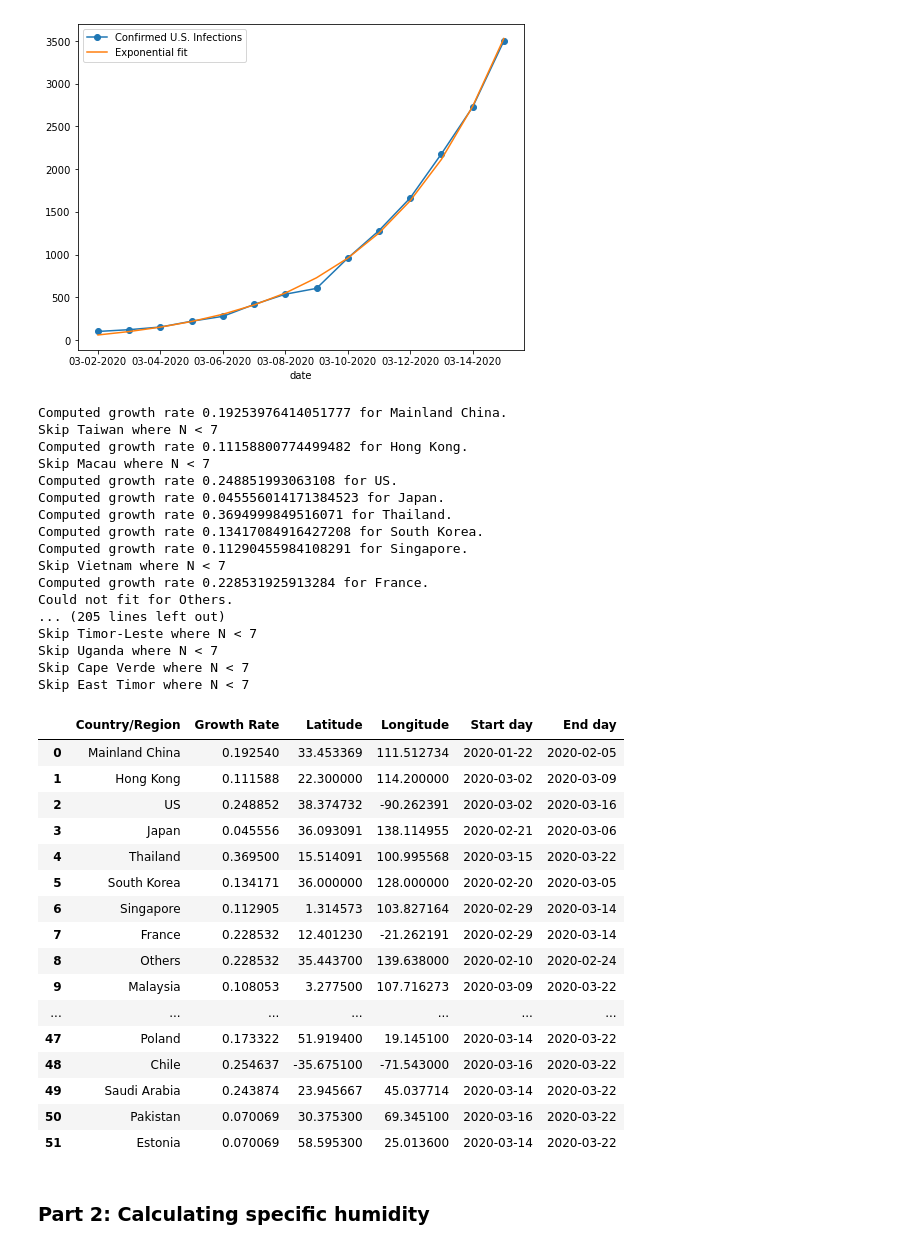
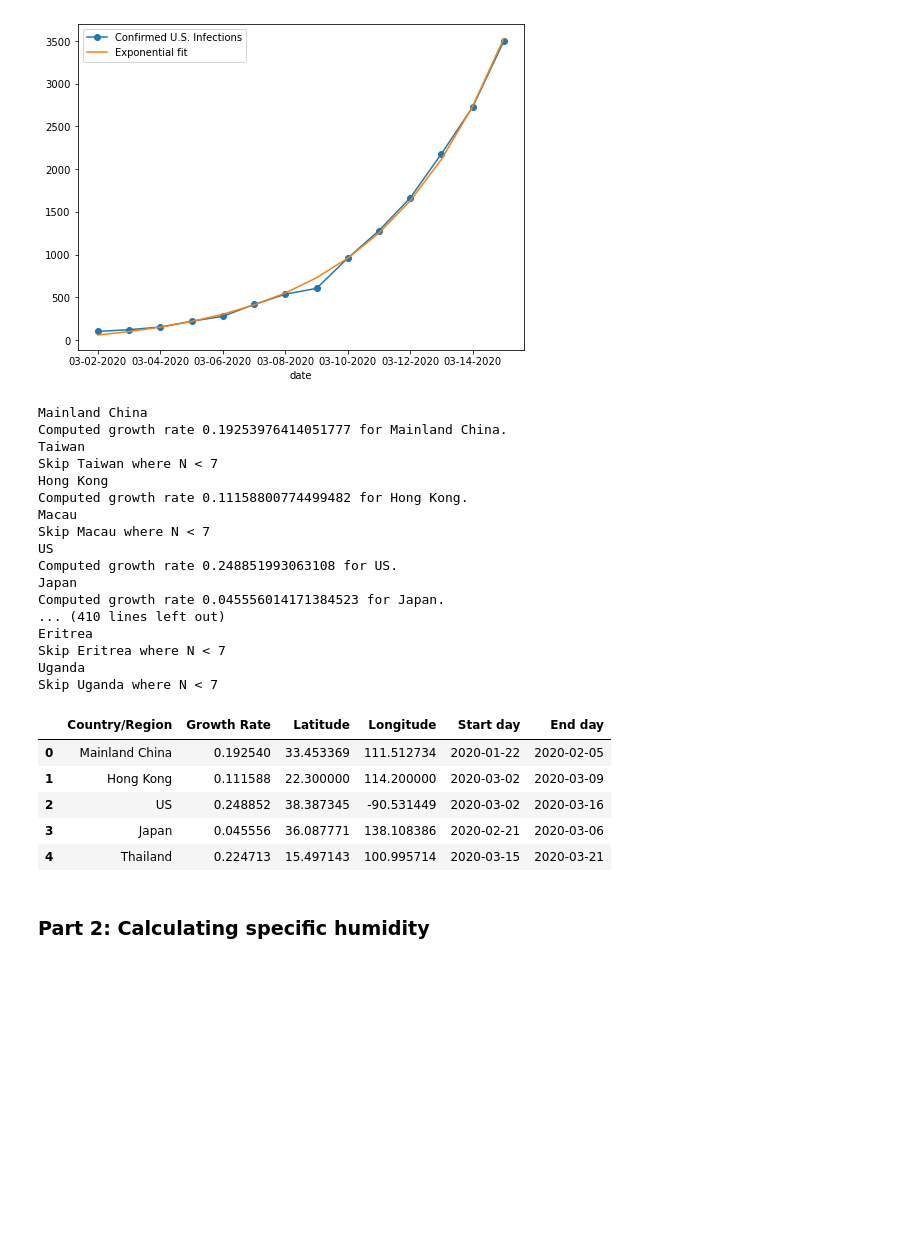
Before and after one commit to COVID-Weather/covid-environmental-factors, a Jupyter notebook: notebooks/1_humidity_and_growth_rates.ipynb, the cells around one changed output. Drawn from its saved outputs; the diff is of its cells as text; code cells hidden in the pictures; blank space fills up the shorter version.

```diff
--- a/notebooks/1_humidity_and_growth_rates.ipynb
+++ b/notebooks/1_humidity_and_growth_rates.ipynb
@@ -58,6 +58,8 @@ plt.legend()
 [figure]
 # %%
 all_regions = df['Country/Region'].unique()
+all_regions = np.array([region for region in all_regions])
+all_regions = np.array([region for region in all_regions if region != 'nan'])
 
 growth_rates = []
 regions = []
@@ -67,6 +69,7 @@ start_dates = []
 end_dates = []
 
 for region in all_regions:
+    print(region)
     y, date = growth_period(rdf, region)
     if y is None:
         print(f"Skip {region} where N < 7")
@@ -100,43 +103,32 @@ gdf = pd.DataFrame({
     'End day':pd.to_datetime(end_dates)
 })
 # %% [output]
+Mainland China
 Computed growth rate 0.19253976414051777 for Mainland China.
+Taiwan
 Skip Taiwan where N < 7
+Hong Kong
 Computed growth rate 0.11158800774499482 for Hong Kong.
+Macau
 Skip Macau where N < 7
+US
 Computed growth rate 0.248851993063108 for US.
+Japan
 Computed growth rate 0.045556014171384523 for Japan.
-Computed growth rate 0.3694999849516071 for Thailand.
-Computed growth rate 0.13417084916427208 for South Korea.
-Computed growth rate 0.11290455984108291 for Singapore.
-Skip Vietnam where N < 7
-Computed growth rate 0.228531925913284 for France.
-Could not fit for Others.
-... (205 lines left out)
-Skip Timor-Leste where N < 7
+... (410 lines left out)
+Eritrea
+Skip Eritrea where N < 7
+Uganda
 Skip Uganda where N < 7
-Skip Cape Verde where N < 7
-Skip East Timor where N < 7
 # %%
-gdf
+gdf.head()
 # %% [output]
 |  | Country/Region | Growth Rate | Latitude | Longitude | Start day | End day |
 | 0 | Mainland China | 0.192540 | 33.453369 | 111.512734 | 2020-01-22 | 2020-02-05 |
 | 1 | Hong Kong | 0.111588 | 22.300000 | 114.200000 | 2020-03-02 | 2020-03-09 |
-| 2 | US | 0.248852 | 38.374732 | -90.262391 | 2020-03-02 | 2020-03-16 |
-| 3 | Japan | 0.045556 | 36.093091 | 138.114955 | 2020-02-21 | 2020-03-06 |
-| 4 | Thailand | 0.369500 | 15.514091 | 100.995568 | 2020-03-15 | 2020-03-22 |
-| 5 | South Korea | 0.134171 | 36.000000 | 128.000000 | 2020-02-20 | 2020-03-05 |
-| 6 | Singapore | 0.112905 | 1.314573 | 103.827164 | 2020-02-29 | 2020-03-14 |
-| 7 | France | 0.228532 | 12.401230 | -21.262191 | 2020-02-29 | 2020-03-14 |
-| 8 | Others | 0.228532 | 35.443700 | 139.638000 | 2020-02-10 | 2020-02-24 |
-| 9 | Malaysia | 0.108053 | 3.277500 | 107.716273 | 2020-03-09 | 2020-03-22 |
-| ... | ... | ... | ... | ... | ... | ... |
-| 47 | Poland | 0.173322 | 51.919400 | 19.145100 | 2020-03-14 | 2020-03-22 |
-| 48 | Chile | 0.254637 | -35.675100 | -71.543000 | 2020-03-16 | 2020-03-22 |
-| 49 | Saudi Arabia | 0.243874 | 23.945667 | 45.037714 | 2020-03-14 | 2020-03-22 |
-| 50 | Pakistan | 0.070069 | 30.375300 | 69.345100 | 2020-03-16 | 2020-03-22 |
-| 51 | Estonia | 0.070069 | 58.595300 | 25.013600 | 2020-03-14 | 2020-03-22 |
+| 2 | US | 0.248852 | 38.387345 | -90.531449 | 2020-03-02 | 2020-03-16 |
+| 3 | Japan | 0.045556 | 36.087771 | 138.108386 | 2020-02-21 | 2020-03-06 |
+| 4 | Thailand | 0.224713 | 15.497143 | 100.995714 | 2020-03-15 | 2020-03-21 |
 # %% [markdown]
 ### Part 2: Calculating specific humidity
 # %%
```
Also changed, not shown: parts of 2 cells of this notebook, 3 other files.
